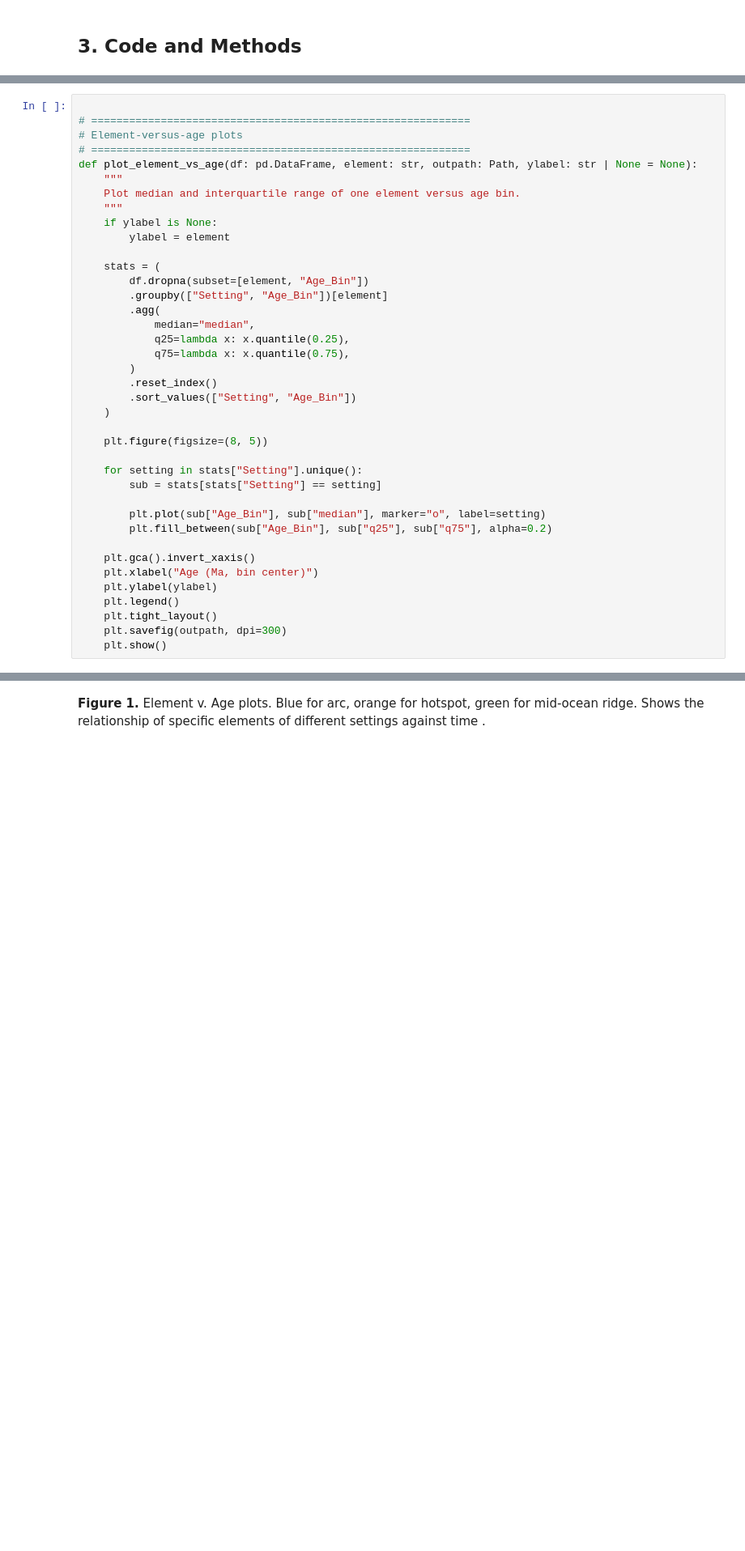
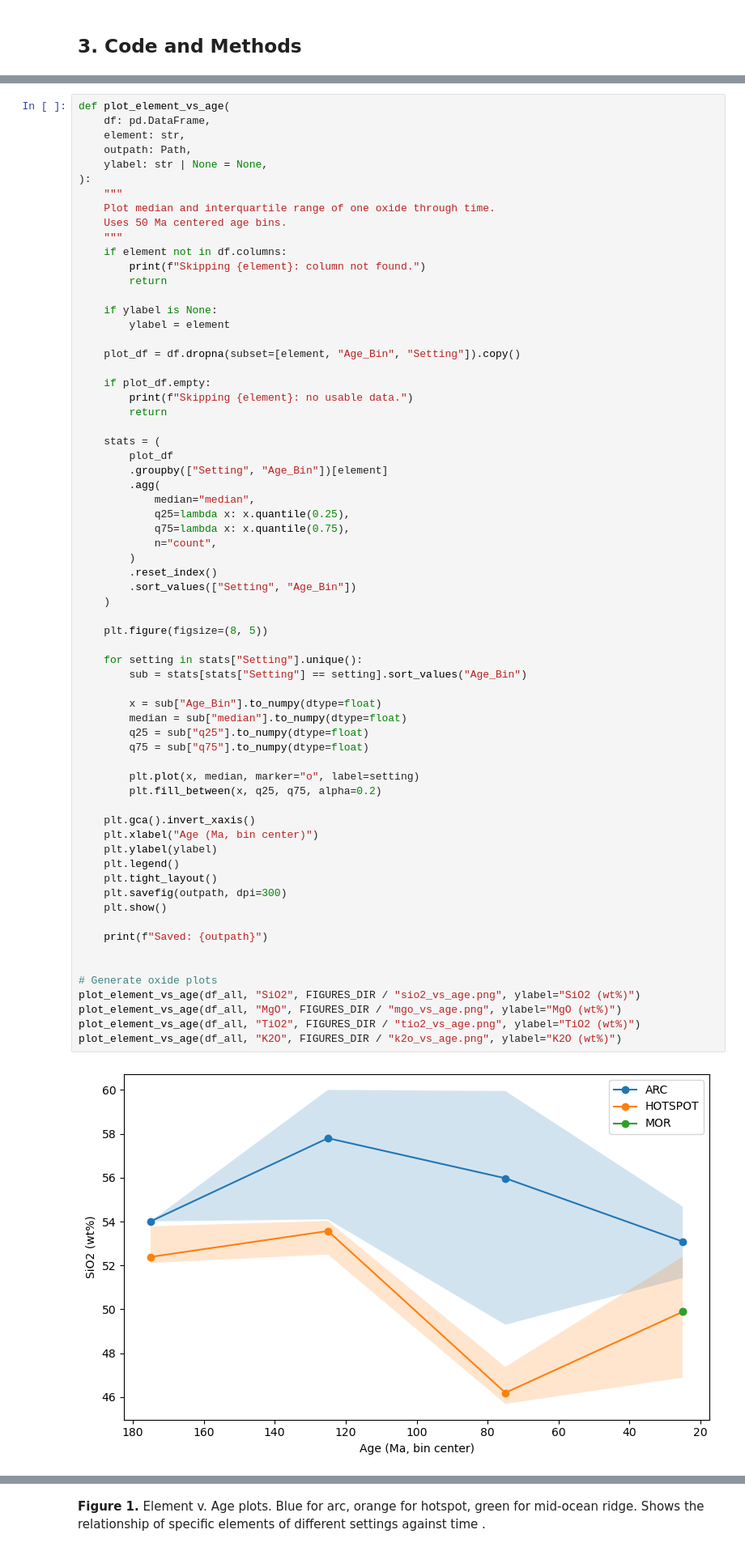
Before and after one commit to rcjosep1/ExampleProject, a Jupyter notebook: SES230_FinalReport_Jupiter.ipynb, the cells around one changed output, grey strips where cells are left out. Shown at 81% size. Drawn from its saved outputs; the diff is of its cells as text; blank space fills up the shorter version.

```diff
--- a/SES230_FinalReport_Jupiter.ipynb
+++ b/SES230_FinalReport_Jupiter.ipynb
@@ -175,41 +221,70 @@ Matplotlibs were used to visualize the geochemical trends, and multi-panel figur
 
 We have found that while there is some variation in wt% over time, the tectonic setting has more of an affect on the geochemical composition. The composition visually appears more predictable based on tectonic setting than time over the last ~200 Ma. For convergent or arc settings, $SiO_2$ had around 54 wt%, more than MgO, $SiO_2$, and $K_2O$ combined, of which were about even. Intraplate or hotspots had around 49 wt% of $SiO_2$, with higher levels of MgO and occasionally $TiO_2$ than most arc settings. Finally, divergent or mid-ocean ridges held around 47 wt% of $SiO_2$ with the highest levels of $SiO_2$ and lowest levels of MgO and $K_2O$ of the three settings.
 # %%
+def plot_element_vs_age(
+    df: pd.DataFrame,
+    element: str,
+    outpath: Path,
+    ylabel: str | None = None,
+):
+    """
+    Plot median and interquartile range of one oxide through time.
+    Uses 50 Ma centered age bins.
+    """
+    if element not in df.columns:
+        print(f"Skipping {element}: column not found.")
+        return
 
-# ============================================================
-# Element-versus-age plots
-# ============================================================
-def plot_element_vs_age(df: pd.DataFrame, element: str, outpath: Path, ylabel: str | None = None):
-    """
-    Plot median and interquartile range of one element versus age bin.
-    """
     if ylabel is None:
         ylabel = element
 
+    plot_df = df.dropna(subset=[element, "Age_Bin", "Setting"]).copy()
+
+    if plot_df.empty:
+        print(f"Skipping {element}: no usable data.")
+        return
+
     stats = (
-        df.dropna(subset=[element, "Age_Bin"])
+        plot_df
         .groupby(["Setting", "Age_Bin"])[element]
         .agg(
             median="median",
             q25=lambda x: x.quantile(0.25),
             q75=lambda x: x.quantile(0.75),
+            n="count",
         )
         .reset_index()
         .sort_values(["Setting", "Age_Bin"])
     )
 
     plt.figure(figsize=(8, 5))
 
     for setting in stats["Setting"].unique():
-        sub = stats[stats["Setting"] == setting]
+        sub = stats[stats["Setting"] == setting].sort_values("Age_Bin")
 
-        plt.plot(sub["Age_Bin"], sub["median"], marker="o", label=setting)
-        plt.fill_between(sub["Age_Bin"], sub["q25"], sub["q75"], alpha=0.2)
+        x = sub["Age_Bin"].to_numpy(dtype=float)
+        median = sub["median"].to_numpy(dtype=float)
+        q25 = sub["q25"].to_numpy(dtype=float)
+        q75 = sub["q75"].to_numpy(dtype=float)
+
+        plt.plot(x, median, marker="o", label=setting)
+        plt.fill_between(x, q25, q75, alpha=0.2)
 
     plt.gca().invert_xaxis()
     plt.xlabel("Age (Ma, bin center)")
     plt.ylabel(ylabel)
     plt.legend()
     plt.tight_layout()
     plt.savefig(outpath, dpi=300)
     plt.show()
+
+    print(f"Saved: {outpath}")
+
+
+# Generate oxide plots
+plot_element_vs_age(df_all, "SiO2", FIGURES_DIR / "sio2_vs_age.png", ylabel="SiO2 (wt%)")
+plot_element_vs_age(df_all, "MgO", FIGURES_DIR / "mgo_vs_age.png", ylabel="MgO (wt%)")
+plot_element_vs_age(df_all, "TiO2", FIGURES_DIR / "tio2_vs_age.png", ylabel="TiO2 (wt%)")
+plot_element_vs_age(df_all, "K2O", FIGURES_DIR / "k2o_vs_age.png", ylabel="K2O (wt%)")
+# %% [output]
+[figure, added]
```
Also changed, not shown: parts of 9 cells of this notebook, 7 other files.
